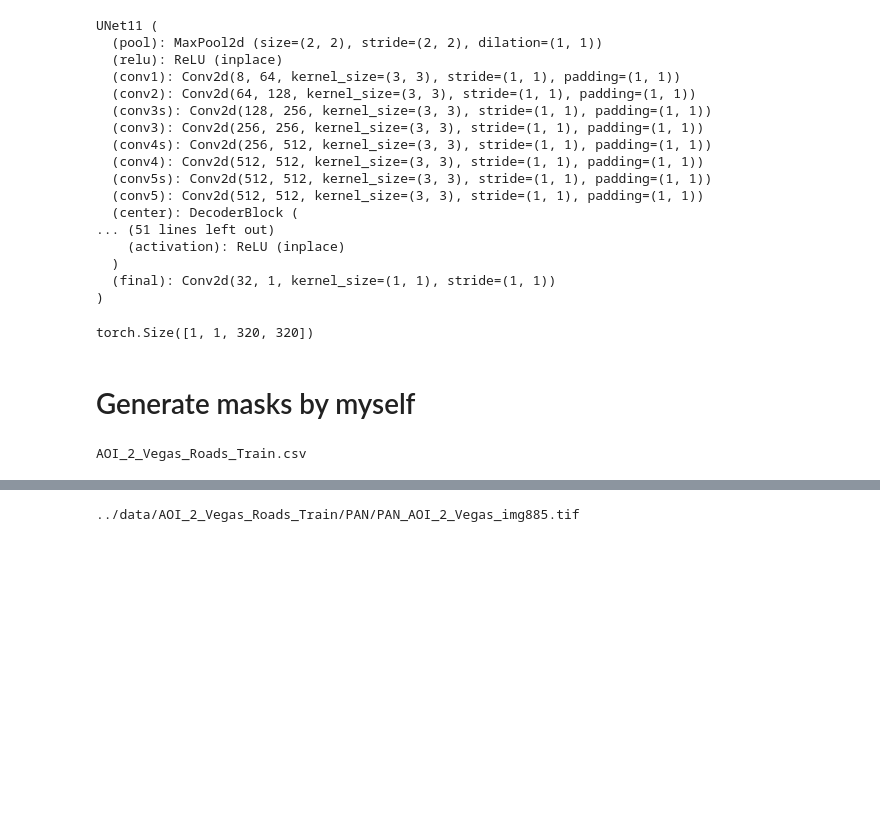
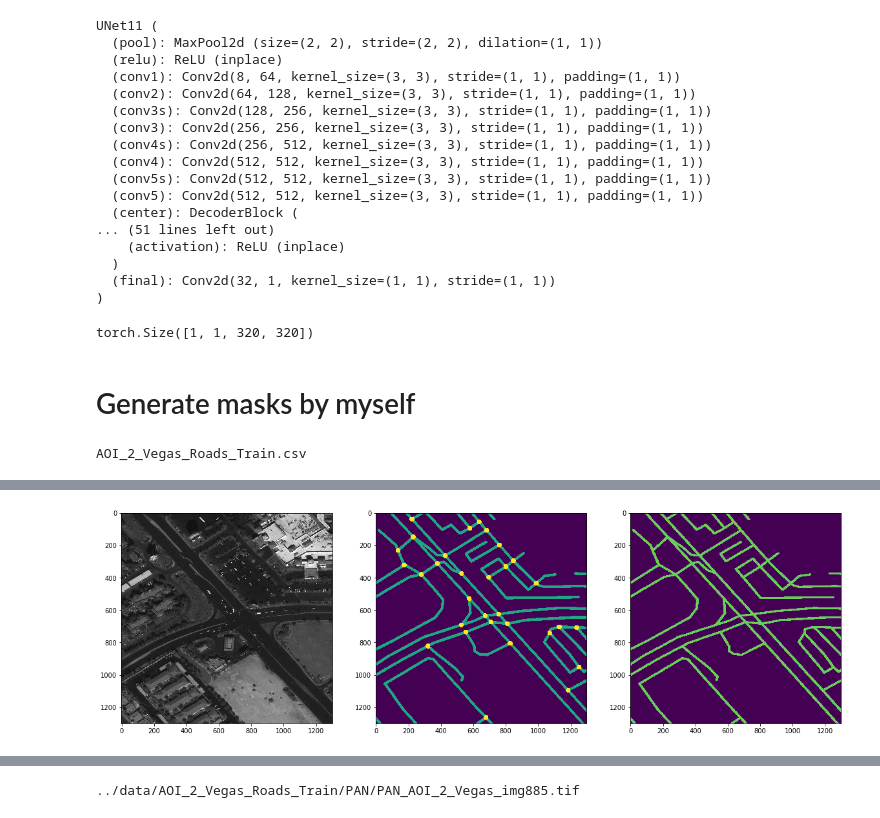
Before and after one commit to snakers4/spacenet-three, a Jupyter notebook: src/test_config.ipynb, the cells around one changed output, grey strips where cells are left out. Saved outputs shown, nothing was run; the diff lists cells and outputs as text; code cells hidden in the pictures; blank space fills up the shorter version.

```diff
--- a/src/test_config.ipynb
+++ b/src/test_config.ipynb
@@ -524,3 +647,23 @@ plt.show()
+# %%
+import matplotlib.pyplot as plt
+
+fig=plt.figure(figsize=(20, 6))
+
+fig.add_subplot(1, 3, 1)
+img1 += -img1.min()
+img1 *= (1/img1.max())
+plt.imshow(img1)
+
+fig.add_subplot(1, 3, 2)
+plt.imshow(mask)
+
+fig.add_subplot(1, 3, 3)
+plt.imshow(mask2)
+
+
+plt.show()
+# %% [output]
+[figure, added]
 # %%
 import matplotlib.pyplot as plt
 
```
Also changed, not shown: parts of 30 cells of this notebook, 3 other files.
